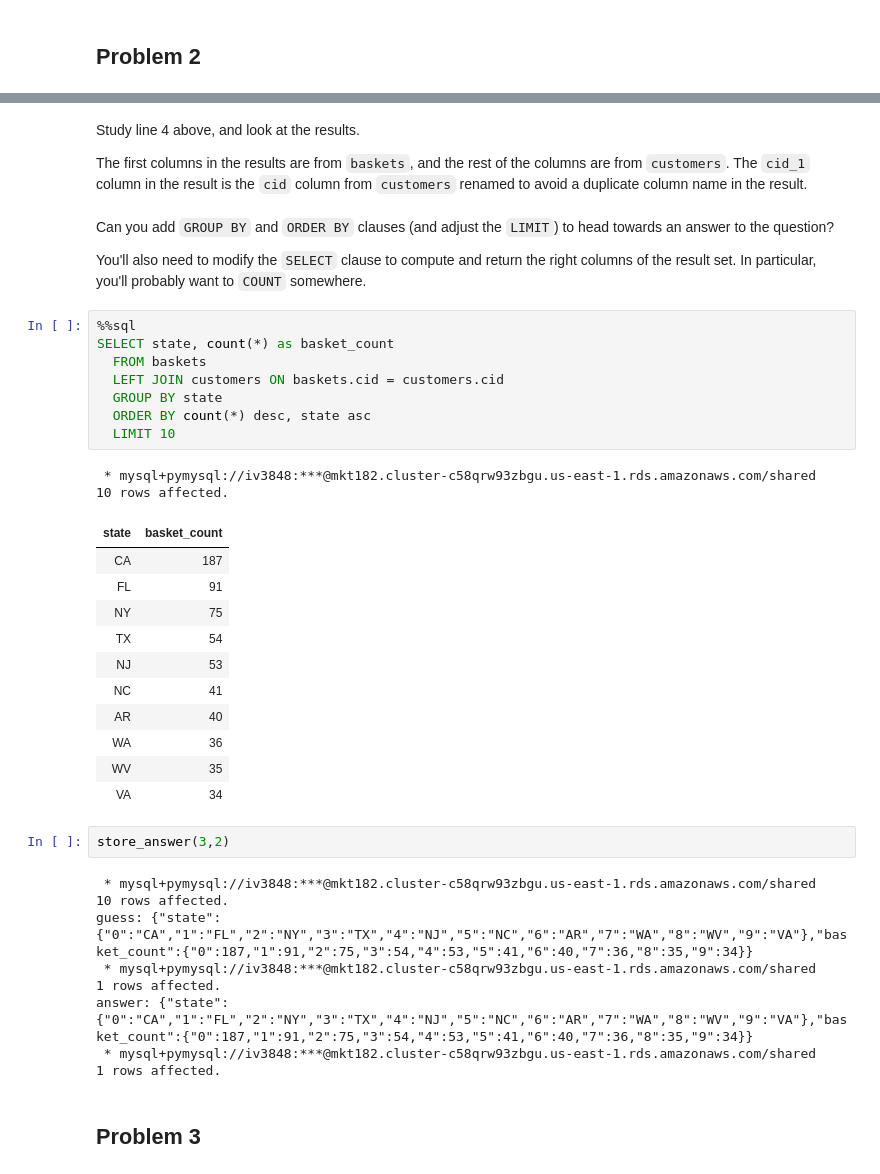
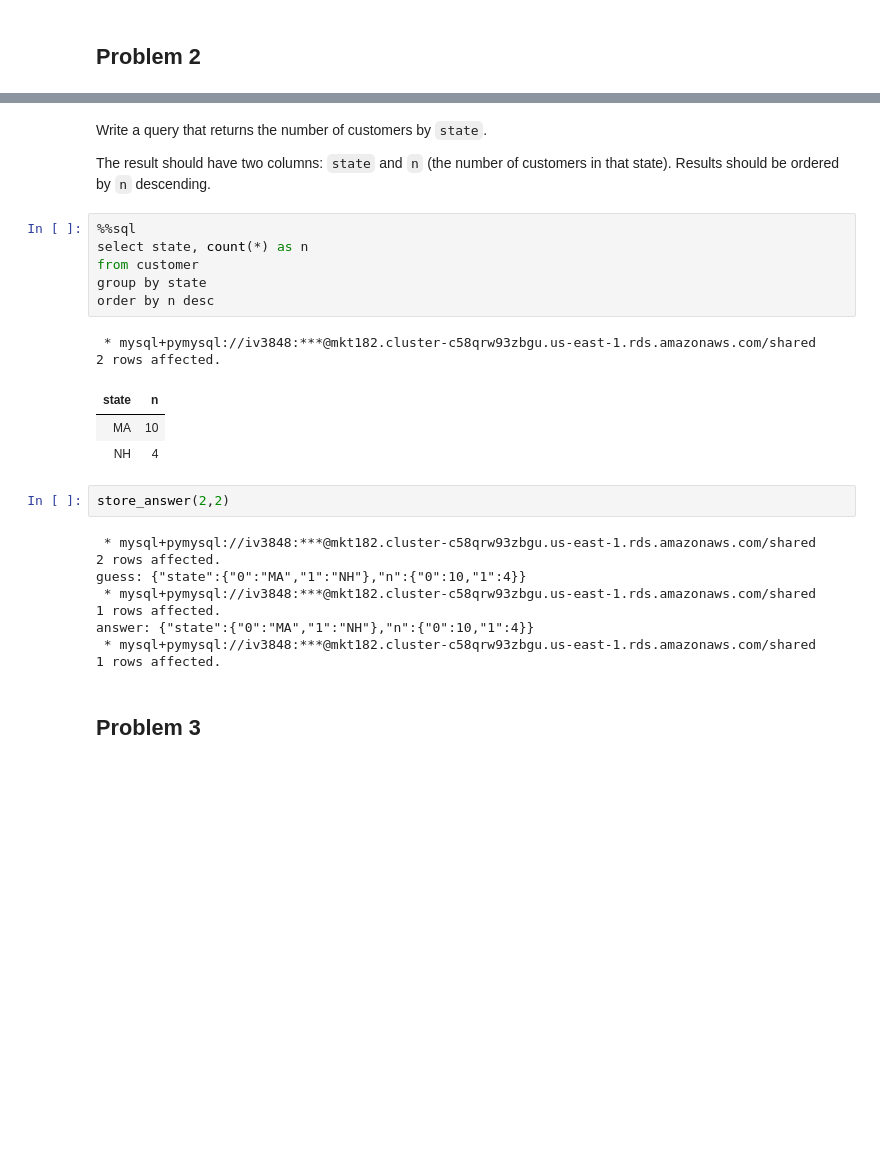
Before and after one commit to ishitavasishth/RealtimeDataSQL, a Jupyter notebook: SQLData_IshitaVasishth.ipynb, the cells around one changed output, grey strips where cells are left out. Saved outputs shown, nothing was run; the diff lists cells and outputs as text; blank space fills up the shorter version.

```diff
--- a/SQLData_IshitaVasishth.ipynb
+++ b/SQLData_IshitaVasishth.ipynb
@@ -273,42 +184,28 @@ SELECT *
-# %% [markdown]
-Study line 4 above, and look at the results.
-
-The first columns in the results are from `baskets`, and the rest of the columns are from `customers`.  The `cid_1` column in the result is the `cid` column from `customers` renamed to avoid a duplicate column name in the result.
-# %% [markdown]
-Can you add `GROUP BY` and `ORDER BY` clauses (and adjust the `LIMIT`) to head towards an answer to the question?
-
-You'll also need to modify the `SELECT` clause to compute and return the right columns of the result set. In particular, you'll probably want to `COUNT` somewhere.
-# %%
-%%sql
-SELECT state, count(*) as basket_count
-  FROM baskets
-  LEFT JOIN customers ON baskets.cid = customers.cid
-  GROUP BY state
-  ORDER BY count(*) desc, state asc
-  LIMIT 10
-# %% [output]
- * mysql+pymysql://iv3848:***@mkt182.cluster-c58qrw93zbgu.us-east-1.rds.amazonaws.com/shared
-10 rows affected.
-| state | basket_count |
-| CA | 187 |
-| FL | 91 |
-| NY | 75 |
-| TX | 54 |
-| NJ | 53 |
-| NC | 41 |
-| AR | 40 |
-| WA | 36 |
-| WV | 35 |
-| VA | 34 |
+# %% [markdown]
+Write a query that returns the number of customers by `state`.
+
+The result should have two columns: `state` and `n` (the number of customers in that state).  Results should be ordered by `n` descending.
+# %%
+%%sql
+select state, count(*) as n
+from customer
+group by state
+order by n desc
+# %% [output]
+ * mysql+pymysql://iv3848:***@mkt182.cluster-c58qrw93zbgu.us-east-1.rds.amazonaws.com/shared
+2 rows affected.
+| state | n |
+| MA | 10 |
+| NH | 4 |
 # %%
-store_answer(3,2)
+store_answer(2,2)
 # %% [output]
  * mysql+pymysql://iv3848:***@mkt182.cluster-c58qrw93zbgu.us-east-1.rds.amazonaws.com/shared
-10 rows affected.
-guess: {"state":{"0":"CA","1":"FL","2":"NY","3":"TX","4":"NJ","5":"NC","6":"AR","7":"WA","8":"WV","9":"VA"},"basket_count":{"0":187,"1":91,"2":75,"3":54,"4":53,"5":41,"6":40,"7":36,"8":35,"9":34}}
+2 rows affected.
+guess: {"state":{"0":"MA","1":"NH"},"n":{"0":10,"1":4}}
  * mysql+pymysql://iv3848:***@mkt182.cluster-c58qrw93zbgu.us-east-1.rds.amazonaws.com/shared
 1 rows affected.
-answer: {"state":{"0":"CA","1":"FL","2":"NY","3":"TX","4":"NJ","5":"NC","6":"AR","7":"WA","8":"WV","9":"VA"},"basket_count":{"0":187,"1":91,"2":75,"3":54,"4":53,"5":41,"6":40,"7":36,"8":35,"9":34}}
+answer: {"state":{"0":"MA","1":"NH"},"n":{"0":10,"1":4}}
  * mysql+pymysql://iv3848:***@mkt182.cluster-c58qrw93zbgu.us-east-1.rds.amazonaws.com/shared
 1 rows affected.
 # %% [markdown]
```
Also changed, not shown: parts of 97 cells of this notebook.
